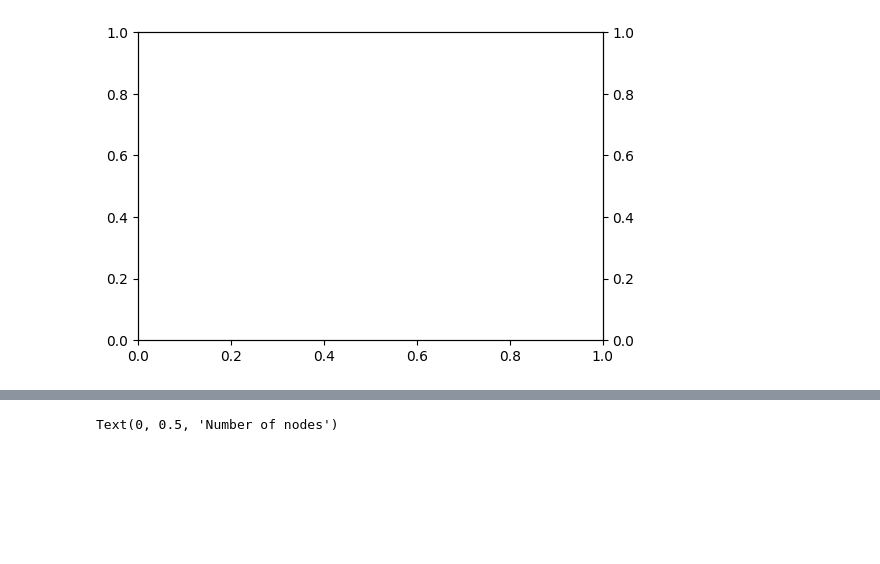
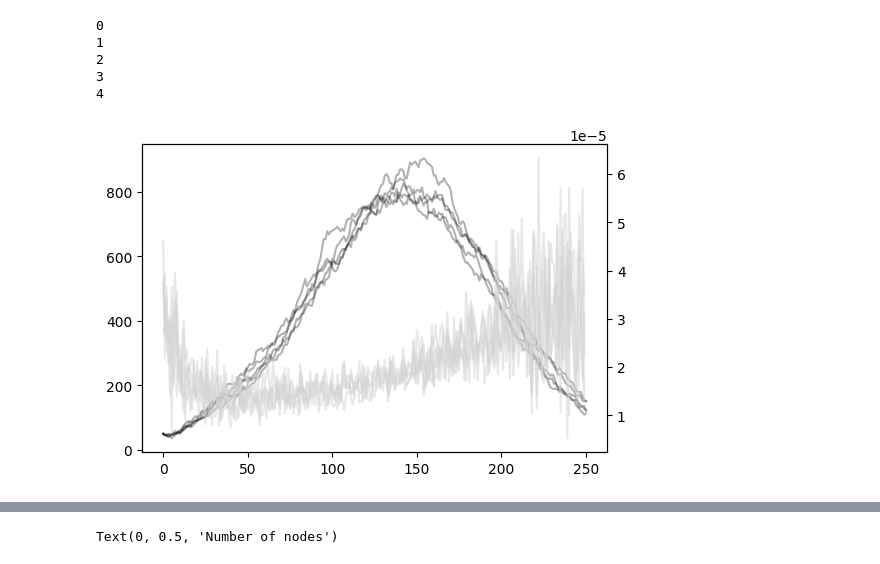
Before and after one commit to Mpkosh/network_hybrid_33, a Jupyter notebook: create_data_regular_networks.ipynb, the cells around one changed output, grey strips where cells are left out. Cells and saved outputs as stored; diff of their text form; code cells hidden in the pictures; blank space fills up the shorter version.

```diff
--- a/create_data_regular_networks.ipynb
+++ b/create_data_regular_networks.ipynb
@@ -58,60 +200,64 @@ def SEIR_network(G, tau, alpha, gamma, rho, tmax):
 # %%
 # parameters for the network
 
 N = 10**4
 
-#G=nx.barabasi_albert_graph(N, 5)
+#G=nx.barabasi_albert_graph(N, 8)
 G = nx.watts_strogatz_graph(N, 8, 0.1)
 #G = nx.complete_graph(N)
 
 tmax = 250
-iterations = 2  # run 5 simulations
+iterations = 5  # run 5 simulations
 tau_boundaries = np.arange(0.04, 0.09, 0.01)         # transmission rate
 gamma = 0.08  # recovery rate
 rho_boundaries = np.arange(0.005, 0.011, 0.001)     # random fraction initially infected
 alpha = 0.1 # latent period rate
 
 seed = 0
 for tau in tau_boundaries[:1]:
     for rho in rho_boundaries[:1]:
 
         fig, ax = plt.subplots(1, 1, figsize=(6, 4))
         ax_beta = ax.twinx()
         for iter in range(0, iterations):
             # SEIR
-            if seed > 1400:
-                t, S, E, I, R = SEIR_network(G, tau, alpha, gamma, rho, tmax)
+            t, S, E, I, R = SEIR_network(G, tau, alpha, gamma, rho, tmax)
 
-                S = np.array(S)
-                E = np.array(E)
-                I = np.array(I)
-                R = np.array(R)
+            S = np.array(S)
+            E = np.array(E)
+            I = np.array(I)
+            R = np.array(R)
 
-                ax.plot(t, I, color = 'k', alpha=0.3)
+            ax.plot(t, I, color = 'k', alpha=0.3)
 
-                # compute betas values
-                beta_values = []
-                num_days = len(t)
-                for i in range(num_days - 1):
-                    if S[i] > 0 and I[i] > 0:
-                        beta = - (S[i + 1] - S[i]) / (S[i] * I[i])
-                    else:
-                        beta = np.nan
-                    beta_values.append(beta)
-                beta_values.append(np.nan)
-                ax_beta.plot(beta_values, color='lightgray', alpha=0.5)
-                # store the simulation results in a dataFrame
-                df_sim = pd.DataFrame({
-                "S": S,
-                "E": E,
-                "I": I,
-                "R": R,
-                "Beta": beta_values
-                })
-                # save the results to a csv file
-                #output_file = f"seir_seed_{seed}.csv"
-                #df_sim.to_csv(f'initial_data/{output_file}', index=False)
-                print(seed)
+            # compute betas values
+            beta_values = []
+            num_days = len(t)
+            for i in range(num_days - 1):
+                if S[i] > 0 and I[i] > 0:
+                    beta = - (S[i + 1] - S[i]) / (S[i] * I[i])
+                else:
+                    beta = np.nan
+                beta_values.append(beta)
+            beta_values.append(np.nan)
+            ax_beta.plot(beta_values, color='lightgray', alpha=0.5)
+            # store the simulation results in a dataFrame
+            df_sim = pd.DataFrame({
+            "S": S,
+            "E": E,
+            "I": I,
+            "R": R,
+            "Beta": beta_values
+            })
+            # save the results to a csv file
+            #output_file = f"seir_seed_{seed}.csv"
+            #df_sim.to_csv(f'initial_data/{output_file}', index=False)
+            print(seed)
             seed += 1
 # %% [output]
+0
+1
+2
+3
+4
-[figure, old version]
+[figure, new version]
```
Also changed, not shown: parts of 10 cells of this notebook.
